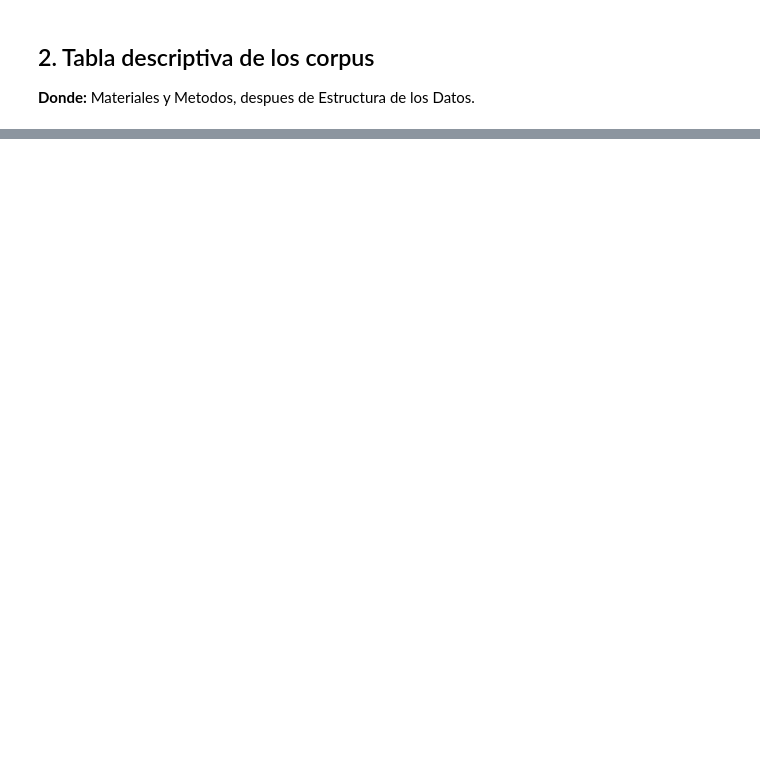
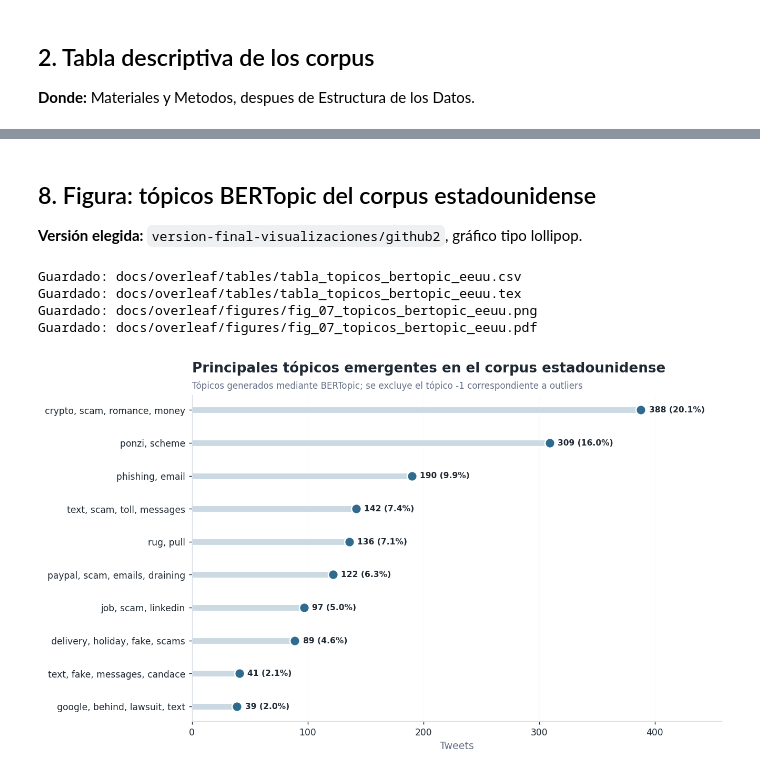
Before and after one commit to rpinongomez-ui/TFM-NTT2-Monitorizacion-Temprana-Delitos-Financieros-en-RRSS, a Jupyter notebook: notebooks/12_visualizaciones_tfm.ipynb, the cells around one changed output, grey strips where cells are left out. Cells and saved outputs as stored; diff of their text form; code cells hidden in the pictures; blank space fills up the shorter version.

```diff
--- a/notebooks/12_visualizaciones_tfm.ipynb
+++ b/notebooks/12_visualizaciones_tfm.ipynb
@@ -711,0 +1215,75 @@ for path in generated_tables:
+# %% [markdown]
+## 8. Figura: tópicos BERTopic del corpus estadounidense
+
+**Versión elegida:** `version-final-visualizaciones/github2`, gráfico tipo lollipop.
+# %%
+def clean_topic_label(keyword_string, max_words=4):
+    words = []
+    for raw in str(keyword_string).split(","):
+        word = raw.strip().lower()
+        word = re.sub(r"\s+", " ", word)
+        if word and word not in TOPIC_STOPWORDS and word not in words:
+            words.append(word)
+    return ", ".join(words[:max_words]) if words else str(keyword_string)
+
+
+def topic_summary(df, top_n=10):
+    if "bertopic_id" not in df.columns or "bertopic_keywords" not in df.columns:
+        return pd.DataFrame()
+    topics = (
+        df.groupby(["bertopic_id", "bertopic_keywords"])
+        .size()
+        .reset_index(name="n_tweets")
+    )
+    topics["bertopic_id_num"] = pd.to_numeric(topics["bertopic_id"], errors="coerce")
+    topics = topics[topics["bertopic_id_num"] != -1]
+    topics["pct"] = topics["n_tweets"] / len(df) * 100
+    topics["topic_label"] = topics["bertopic_keywords"].map(clean_topic_label)
+    return topics.sort_values("n_tweets", ascending=False).head(top_n)
+
+
+def plot_topics_lollipop(topics, country_name, color, filename):
+    plot_topics = topics.sort_values("n_tweets", ascending=True).copy()
+    y = np.arange(len(plot_topics))
+
+    fig, ax = plt.subplots(figsize=(10.2, 6.0))
+    ax.hlines(y, 0, plot_topics["n_tweets"], color=color, alpha=0.25, linewidth=6, zorder=1)
+    ax.scatter(plot_topics["n_tweets"], y, s=110, color=color, edgecolor="white", linewidth=1.5, zorder=3)
+
+    ax.set_yticks(y)
+    ax.set_yticklabels([wrap_label(t, 36) for t in plot_topics["topic_label"]])
+    ax.set_xlabel("Tweets")
+    clean_axis(ax)
+    ax.set_xlim(0, plot_topics["n_tweets"].max() * 1.18)
+
+    for i, row in enumerate(plot_topics.itertuples()):
+        ax.text(row.n_tweets + plot_topics["n_tweets"].max() * 0.018, i, f"{row.n_tweets} ({row.pct:.1f}%)", va="center", fontsize=8.6, color=COLORS["ink"], fontweight="bold")
+
+    ax.text(0.00, 1.07, f"Principales tópicos emergentes en el corpus {country_name}", transform=ax.transAxes, fontsize=14.5, fontweight="bold", color=COLORS["ink"], ha="left")
+    ax.text(0.00, 1.02, "Tópicos generados mediante BERTopic; se excluye el tópico -1 correspondiente a outliers", transform=ax.transAxes, fontsize=9.3, color=COLORS["muted"], ha="left")
+
+    fig.tight_layout()
+    save_figure(fig, filename)
+    plt.show()
+
+
+topics_us = topic_summary(us, top_n=10)
+topics_us_table = topics_us[["bertopic_id", "topic_label", "n_tweets", "pct", "bertopic_keywords"]].copy()
+topics_us_table.columns = ["Topic ID", "Etiqueta visual", "Tweets", "% corpus", "Keywords originales"]
+topics_us_table["% corpus"] = topics_us_table["% corpus"].round(1)
+
+export_table(
+    topics_us_table,
+    "tabla_topicos_bertopic_eeuu",
+    caption="Tópicos BERTopic principales del corpus estadounidense.",
+    label="tab:topicos_bertopic_eeuu",
+)
+
+plot_topics_lollipop(topics_us, "estadounidense", COUNTRY_COLORS["Estados Unidos"], "fig_07_topicos_bertopic_eeuu")
+display(topics_us_table)
+# %% [output]
+Guardado: docs/overleaf/tables/tabla_topicos_bertopic_eeuu.csv
+Guardado: docs/overleaf/tables/tabla_topicos_bertopic_eeuu.tex
+Guardado: docs/overleaf/figures/fig_07_topicos_bertopic_eeuu.png
+Guardado: docs/overleaf/figures/fig_07_topicos_bertopic_eeuu.pdf
+[figure, added]
```
Also changed, not shown: parts of 42 cells of this notebook, 21 other files.
